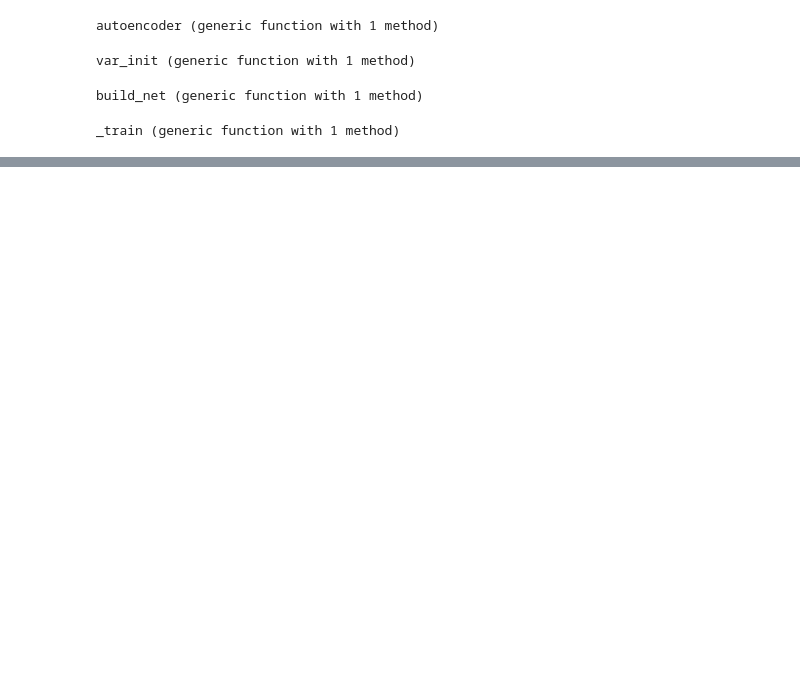
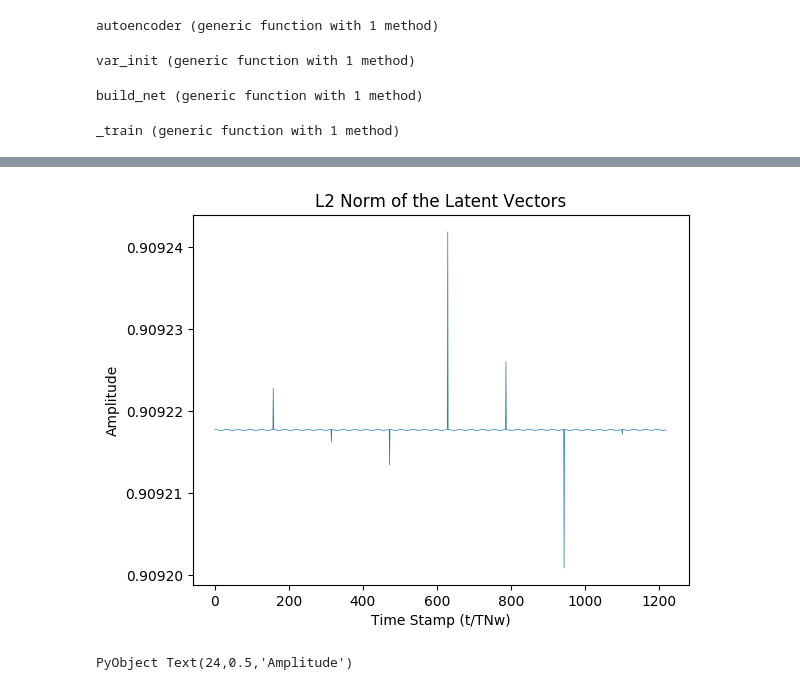
Before and after one commit to ringohoffman/Autoencoder, a Jupyter notebook: tf_ae_jl.ipynb, the cells around one changed output, grey strips where cells are left out. Saved outputs shown, nothing was run; the diff lists cells and outputs as text; code cells hidden in the pictures; blank space fills up the shorter version.

```diff
--- a/tf_ae_jl.ipynb
+++ b/tf_ae_jl.ipynb
@@ -154,21 +157,21 @@ end
 build_net (generic function with 1 method)
 # %%
 # train new network
-function _train(ae; emax=1e3, rstr=false, trn=true, save_path="./checkpoints/", save_folder=nothing, restore_path=nothing)
+function _train(ae, layer; emax=1e3, sv=false, rstr=false, trn=true, save_path="./checkpoints/", save_folder=nothing, restore_path=nothing)
     run(ae.sess, global_variables_initializer())
     # restore
     if rstr train.restore(ae.saver, ae.sess, restore_path) end
 
     # train
     if trn
-        mkdir(joinpath(save_path, save_folder))
+        if sv mkdir(joinpath(save_path, save_folder)) end
         tic()
         for epoch=1:emax
-            cur_loss, _ = run(ae.sess, (ae.loss, ae.opt))
+            cur_loss, _ = run(ae.sess, (layer.loss, layer.opt))
             if epoch%(emax/10) == 0 || epoch == 1
                 elapsed = toq(); tic()
                 info("epoch: $(@sprintf("%5i", epoch)) | elapsed time: $(@sprintf("%6.1f", elapsed)) seconds | loss: $(@sprintf("%9.4f", cur_loss)) | accuracy: ...")
-                train.save(ae.saver, ae.sess, joinpath(save_path, save_folder, "train_e$epoch"))
+                if sv train.save(ae.saver, ae.sess, joinpath(save_path, save_folder, "train_e$epoch")) end
             end
         end
     end
@@ -272,0 +228,10 @@ xlim(2400,4500)
+# %%
+l2(x) = sqrt.(x'*x)
+lvec = Array{Float64}(TNw)
+a = map(l2, run(ae.sess, ae.lvec))
+for i=1:TNw lvec[i] = a[i][1] end
+plot( linspace(1,TNw, TNw), lvec, linewidth=0.5)
+title("L2 Norm of the Latent Vectors"); xlabel("Time Stamp (t/TNw)"); ylabel("Amplitude")
+# %% [output]
+[figure, added]
+PyObject Text(24,0.5,'Amplitude')
```
Also changed, not shown: parts of 14 cells of this notebook.
